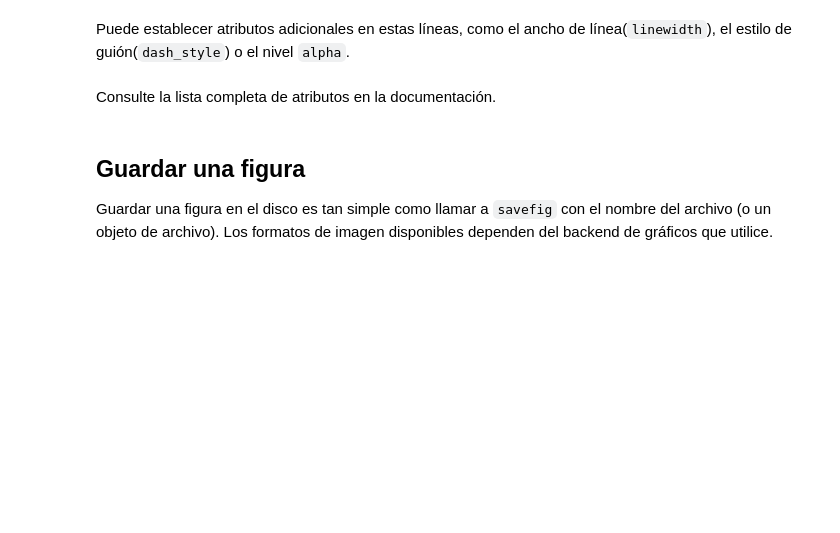
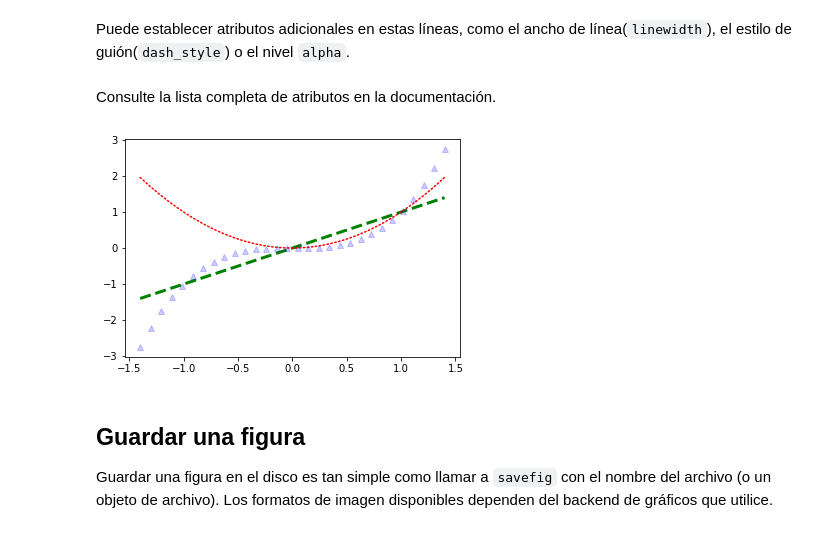
Before and after one commit to marco-canas/encuentra_tu_persona_vitamina, a Jupyter notebook: classes/class_13/class_13.ipynb, the cells around one changed output. Cells and saved outputs as stored; diff of their text form; code cells hidden in the pictures; blank space fills up the shorter version.

```diff
--- a/classes/class_13/class_13.ipynb
+++ b/classes/class_13/class_13.ipynb
@@ -396,10 +412,12 @@ Consulte la lista completa de atributos en la documentación.
 # %%
 x = np.linspace(-1.4, 1.4, 30)
 line1, line2, line3 = plt.plot(x, x, 'g--', x, x**2, 'r:', x, x**3, 'b^')
 line1.set_linewidth(3.0)
-line1.set_dash_capstyle("round")
+line2.set_dash_capstyle("round")
 line3.set_alpha(0.2)
 plt.show()
+# %% [output]
+[figure, added]
 # %% [markdown]
 ## Guardar una figura
 
```
Also changed, not shown: parts of 33 cells of this notebook, 3 other files.
